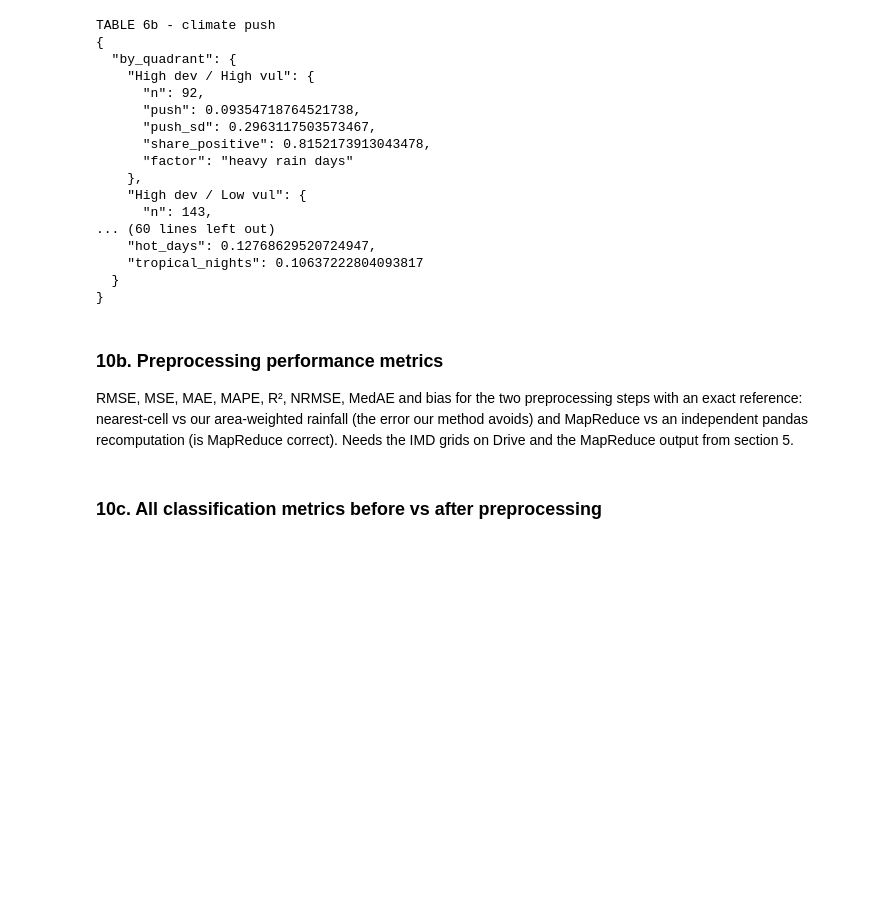
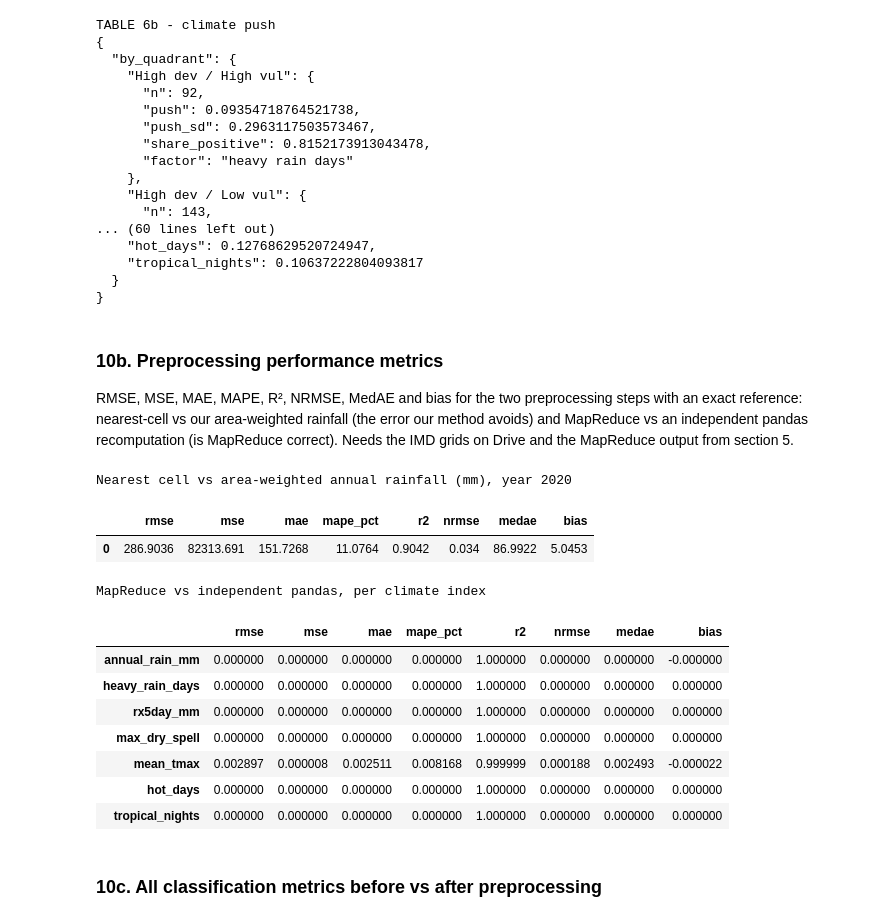
Before and after one commit to deepankarkumar1310/hadoop-ml-algorithm-, a Jupyter notebook: notebooks/Review2_Colab.ipynb, the cells around one changed output. Drawn from its saved outputs; the diff is of its cells as text; code cells hidden in the pictures; blank space fills up the shorter version.

Commit message:
Colab 10b/10c: saved outputs (preprocessing metrics from the Colab run; all metrics before vs after)

```diff
--- a/notebooks/Review2_Colab.ipynb
+++ b/notebooks/Review2_Colab.ipynb
@@ -483,16 +483,31 @@ RMSE, MSE, MAE, MAPE, R², NRMSE, MedAE and bias for the two preprocessing steps
 nearest-cell vs our area-weighted rainfall (the error our method avoids) and MapReduce vs an independent pandas
 recomputation (is MapReduce correct). Needs the IMD grids on Drive and the MapReduce output from section 5.
 # %%
-import json, pandas as pd
+import os, json, pandas as pd
 from IPython.display import display
-!python3 scripts/colab_checks.py --check all --imd-dir "$IMD_DIR" --year $END
+# recompute when the raw IMD grids are available (Colab + Drive); otherwise show the saved Colab results
+if os.path.exists(f"{os.environ.get('IMD_DIR', 'data/imd')}/rain/{os.environ.get('END', '2020')}.grd"):
+    !python3 scripts/colab_checks.py --check all --imd-dir "$IMD_DIR" --year $END
 cc = json.load(open('results/preprocessing_colab_checks.json'))
 keys = ['rmse', 'mse', 'mae', 'mape_pct', 'r2', 'nrmse', 'medae', 'bias']
 agg = cc['area_vs_nearest_cell']['metrics']
 mr = pd.DataFrame(cc['mapreduce_vs_pandas']['per_index']).T[keys]
 print('Nearest cell vs area-weighted annual rainfall (mm), year', cc['area_vs_nearest_cell']['year'])
 display(pd.DataFrame([agg])[keys].round(4))
 print('MapReduce vs independent pandas, per climate index'); display(mr.astype(float).round(6))
+# %% [output]
+Nearest cell vs area-weighted annual rainfall (mm), year 2020
+|  | rmse | mse | mae | mape_pct | r2 | nrmse | medae | bias |
+| 0 | 286.9036 | 82313.691 | 151.7268 | 11.0764 | 0.9042 | 0.034 | 86.9922 | 5.0453 |
+MapReduce vs independent pandas, per climate index
+|  | rmse | mse | mae | mape_pct | r2 | nrmse | medae | bias |
+| annual_rain_mm | 0.000000 | 0.000000 | 0.000000 | 0.000000 | 1.000000 | 0.000000 | 0.000000 | -0.000000 |
+| heavy_rain_days | 0.000000 | 0.000000 | 0.000000 | 0.000000 | 1.000000 | 0.000000 | 0.000000 | 0.000000 |
+| rx5day_mm | 0.000000 | 0.000000 | 0.000000 | 0.000000 | 1.000000 | 0.000000 | 0.000000 | 0.000000 |
+| max_dry_spell | 0.000000 | 0.000000 | 0.000000 | 0.000000 | 1.000000 | 0.000000 | 0.000000 | 0.000000 |
+| mean_tmax | 0.002897 | 0.000008 | 0.002511 | 0.008168 | 0.999999 | 0.000188 | 0.002493 | -0.000022 |
+| hot_days | 0.000000 | 0.000000 | 0.000000 | 0.000000 | 1.000000 | 0.000000 | 0.000000 | 0.000000 |
+| tropical_nights | 0.000000 | 0.000000 | 0.000000 | 0.000000 | 1.000000 | 0.000000 | 0.000000 | 0.000000 |
 # %% [markdown]
 ### 10c. All classification metrics before vs after preprocessing
 # %%
```
Also changed, not shown: parts of 1 cell of this notebook, 1 other file.
